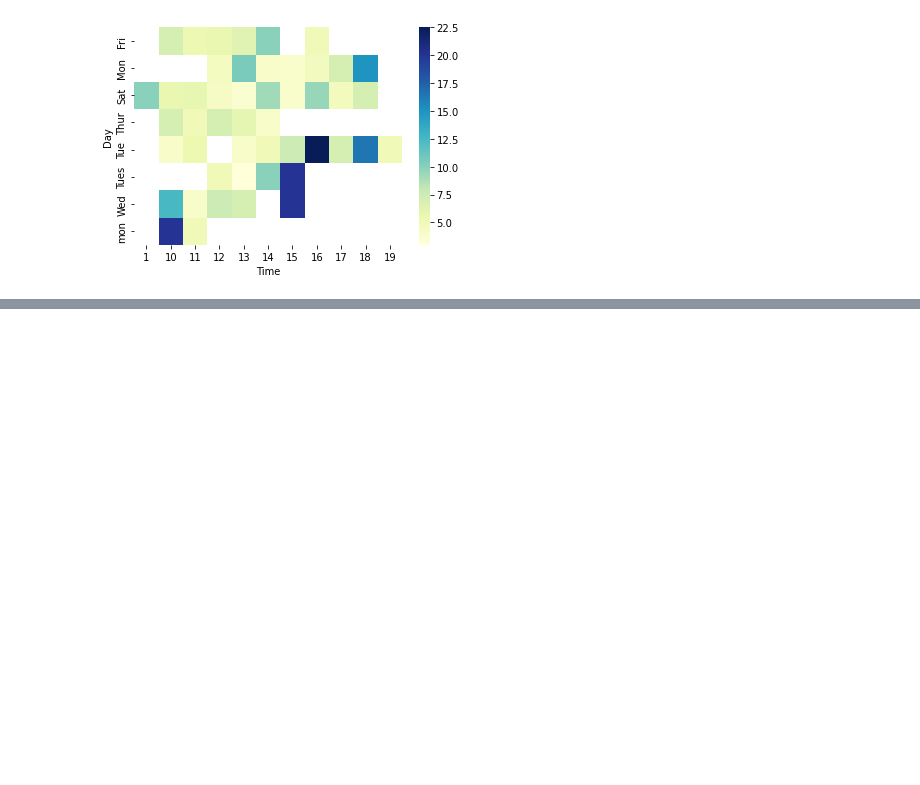
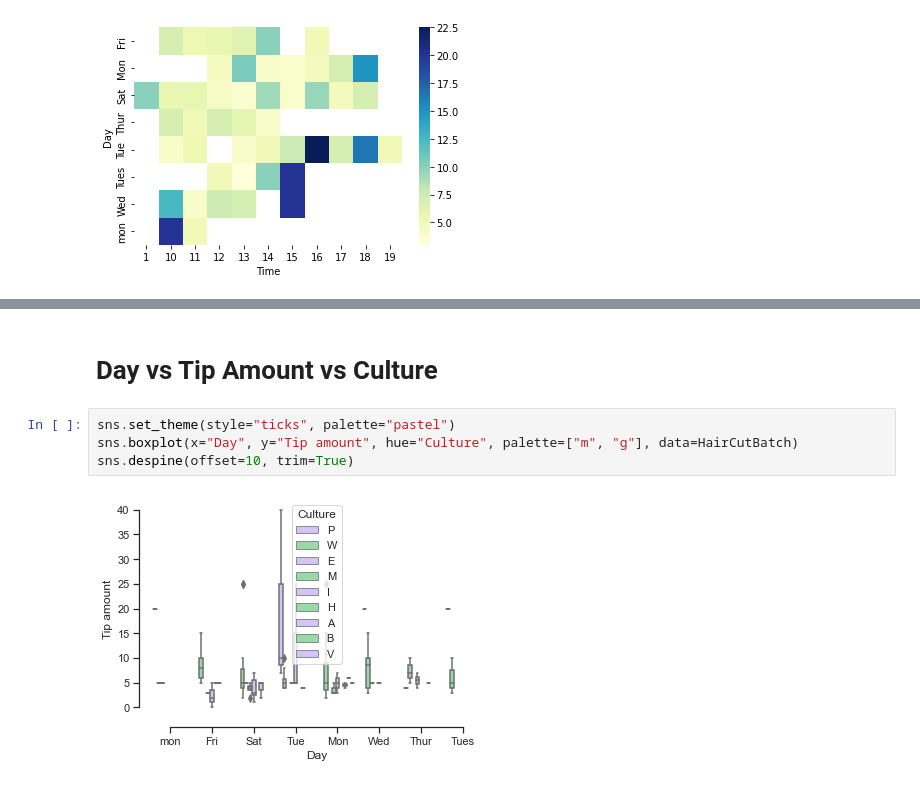
Before and after one commit to ingimar-eyfjord/Hair_tip_data_analysis, a Jupyter notebook: Hair_tip_data_analysis.ipynb, the cells around one changed output, grey strips where cells are left out. Cells and saved outputs as stored; diff of their text form; blank space fills up the shorter version.

```diff
--- a/Hair_tip_data_analysis.ipynb
+++ b/Hair_tip_data_analysis.ipynb
@@ -147,0 +231,8 @@ sns.heatmap(HeatplotDay, cmap="YlGnBu")
+# %% [markdown]
+# Day vs Tip Amount vs Culture
+# %%
+sns.set_theme(style="ticks", palette="pastel")
+sns.boxplot(x="Day", y="Tip amount", hue="Culture", palette=["m", "g"], data=HairCutBatch)
+sns.despine(offset=10, trim=True)
+# %% [output]
+[figure, added]
```
Also changed, not shown: parts of 18 cells of this notebook.
